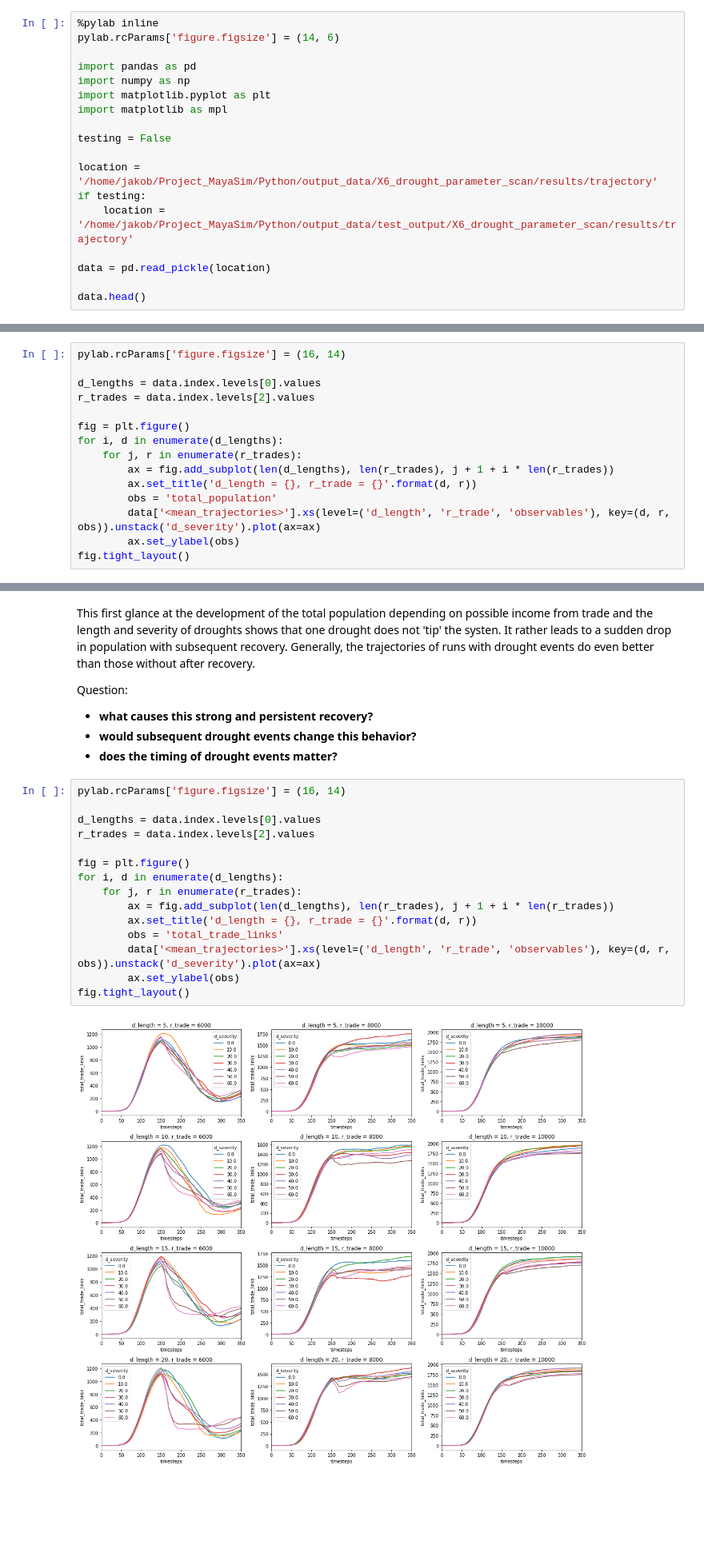
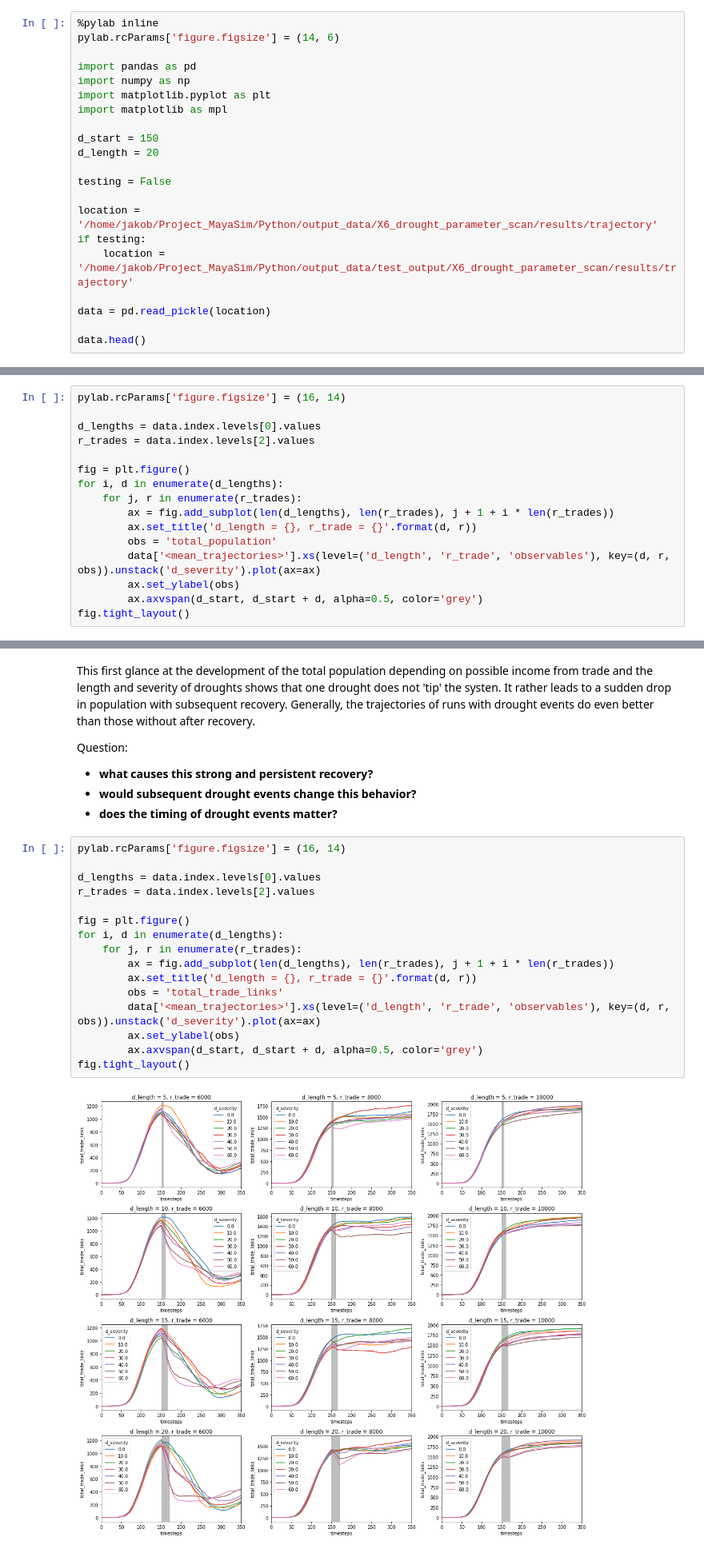
Before and after one commit to jakobkolb/Mayasim, a Jupyter notebook: Evaluation_Notebooks/X6_influence_of_drought_events.ipynb, the cells around one changed output, grey strips where cells are left out. Shown at 80% size. Cells and saved outputs as stored; diff of their text form; blank space fills up the shorter version.

```diff
--- a/Evaluation_Notebooks/X6_influence_of_drought_events.ipynb
+++ b/Evaluation_Notebooks/X6_influence_of_drought_events.ipynb
@@ -12,6 +12,9 @@ import pandas as pd
 import numpy as np
 import matplotlib.pyplot as plt
 import matplotlib as mpl
+
+d_start = 150
+d_length = 20
 
 testing = False
 
@@ -45,5 +48,6 @@ for i, d in enumerate(d_lengths):
         obs = 'total_population'
         data['<mean_trajectories>'].xs(level=('d_length', 'r_trade', 'observables'), key=(d, r, obs)).unstack('d_severity').plot(ax=ax)
         ax.set_ylabel(obs)
+        ax.axvspan(d_start, d_start + d, alpha=0.5, color='grey')
 fig.tight_layout()
 # %% [output]
@@ -58,17 +62,18 @@ Question:
 # %%
 pylab.rcParams['figure.figsize'] = (16, 14)
 
 d_lengths = data.index.levels[0].values
 r_trades = data.index.levels[2].values
 
 fig = plt.figure()
 for i, d in enumerate(d_lengths):
     for j, r in enumerate(r_trades):
         ax = fig.add_subplot(len(d_lengths), len(r_trades), j + 1 + i * len(r_trades))
         ax.set_title('d_length = {}, r_trade = {}'.format(d, r))
         obs = 'total_trade_links'
         data['<mean_trajectories>'].xs(level=('d_length', 'r_trade', 'observables'), key=(d, r, obs)).unstack('d_severity').plot(ax=ax)
         ax.set_ylabel(obs)
+        ax.axvspan(d_start, d_start + d, alpha=0.5, color='grey')
 fig.tight_layout()
 # %% [output]
-[figure, old version]
+[figure, new version]
```
Also changed, not shown: parts of 1 cell of this notebook, 4 other files.
